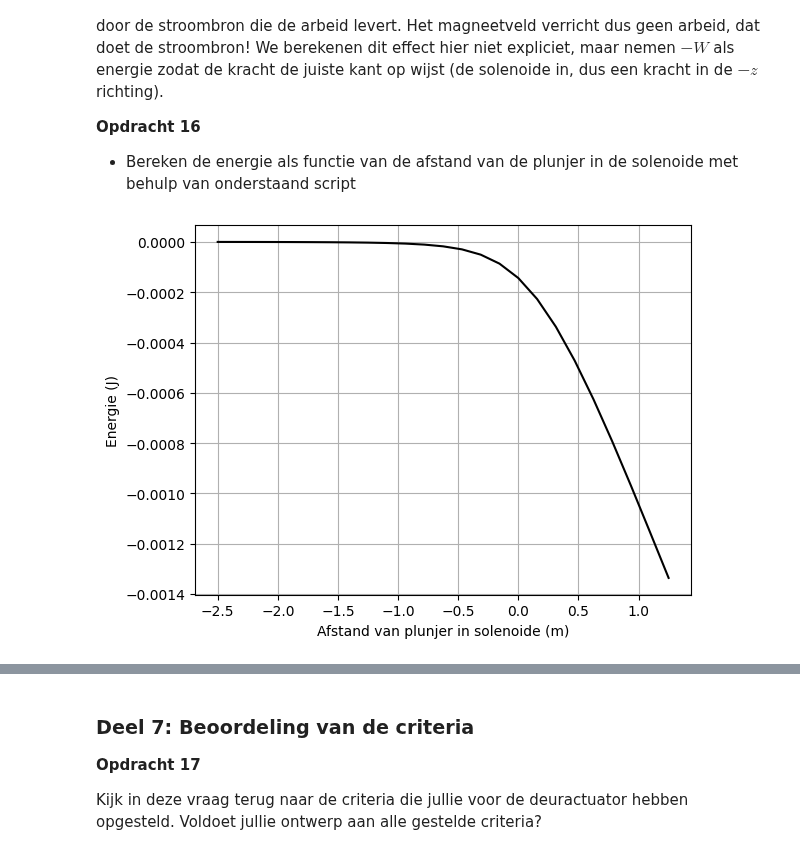
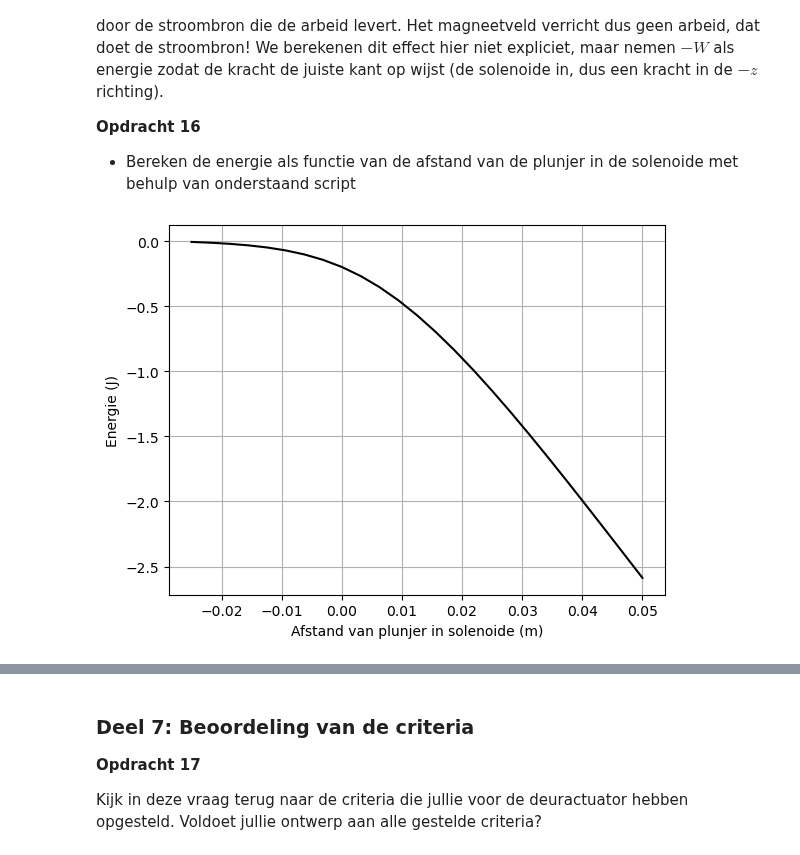
Before and after one commit to owesdorp/opdrachten-DEF-D, a Jupyter notebook: DigitaleOntwerpopdrachten/2KrachtactuatorOpdracht/2KrachtactuatorOpdracht/KrachtactuatorOpdracht.ipynb, the cells around one changed output, grey strips where cells are left out. Cells and saved outputs as stored; diff of their text form; code cells hidden in the pictures.

```diff
--- a/DigitaleOntwerpopdrachten/2KrachtactuatorOpdracht/2KrachtactuatorOpdracht/KrachtactuatorOpdracht.ipynb
+++ b/DigitaleOntwerpopdrachten/2KrachtactuatorOpdracht/2KrachtactuatorOpdracht/KrachtactuatorOpdracht.ipynb
@@ -673,41 +693,0 @@ ValueError: non-broadcastable output operand with shape (3,) doesn't match the b
-# %%
-n_ax = 25
-z_ax = np.linspace(0, 1.5*L_sol, n_ax)
-H_ax = np.zeros((n_ax,1))
-
-for i_field in range(n_ax):
-    print(f"\rIfield =  {i_field}", end="")
-
-    r_field = np.array([0.0, 0.0, z_ax[i_field]])
-    Hsimulated = np.array([0.0, 0.0, 0.0], dtype='float64')
-
-    for i_source in range(N-1):
-
-        r_source = np.array([x[i_source], y[i_source], z[i_source]])
-        dl_vec   = np.array([dx[i_source], dy[i_source], dz[i_source]])
-
-        # gebruik jouw functie
-        Hsimulated += field_current_element(r_field, r_source, dl_vec, I)
-
-    H_ax[i_field,0] = Hsimulated[2]
-
-
-# ideaal veld
-H_veld_ideaal = analytical_answer * np.ones(n_ax) * (1.0*(z_ax < L_sol/2))
-
-# analytisch eindige solenoide
-H_veld_analytisch = (aantal_wikkelingen*I/L_sol/2)*(
-    (L_sol/2 - z_ax)/np.sqrt((z_ax - L_sol/2)**2 + r_sol**2) +
-    (L_sol/2 + z_ax)/np.sqrt((z_ax + L_sol/2)**2 + r_sol**2)
-)
-
-plt.figure(figsize=[13,4])
-plt.subplot(131)
-plt.title('z-component van H-veld')
-plt.plot(z_ax, H_veld_ideaal, '-r', label='ideaal')
-plt.plot(z_ax, H_veld_analytisch, '-g', label='analytisch')
-plt.plot(z_ax, H_ax, '-k', label='simulatie')
-plt.xlabel('Afstand langs de as van de solenoide (m)')
-plt.ylabel('H-veld (A/m)')
-plt.legend()
-plt.show()
@@ -734,18 +706,18 @@ Zoals je uit je berekening voor het $\mathbf{H}$ kan zien is de energie van de p
 # %%
 # integrate the field up to point z_p
 r_s = r_sol
-mu_r = 2000
+mu_r = 10000
 mu_0 = 4*np.pi*1e-7
 L_s = L_sol
 aantal_omwent = aantal_wikkelingen
 
 Wz=-0.5*np.pi*r_s**2*np.cumsum(np.flipud(H_ax)*mu_r*mu_0*np.flipud(H_ax))*(z_ax[1] - z_ax[0])
 
 plt.plot(L_s/2 - z_ax, np.flipud(Wz), '-k')
 plt.xlabel('Afstand van plunjer in solenoide (m)'), plt.ylabel('Energie (J)'), plt.grid()
 plt.show()
 # %% [output]
-[figure, old version]
+[figure, new version]
 # %%
 force_analytical = -mu_0*mu_r*np.pi*r_s**2*aantal_omwent**2*I**2/2/L_s**2 # Kracht uitrekenen numeriek
 force_numerical=np.diff(Wz, n=1, append=[0])/(z_ax[1] - z_ax[0]) # Kracht uitrekenen
```
Also changed, not shown: parts of 11 cells of this notebook.
